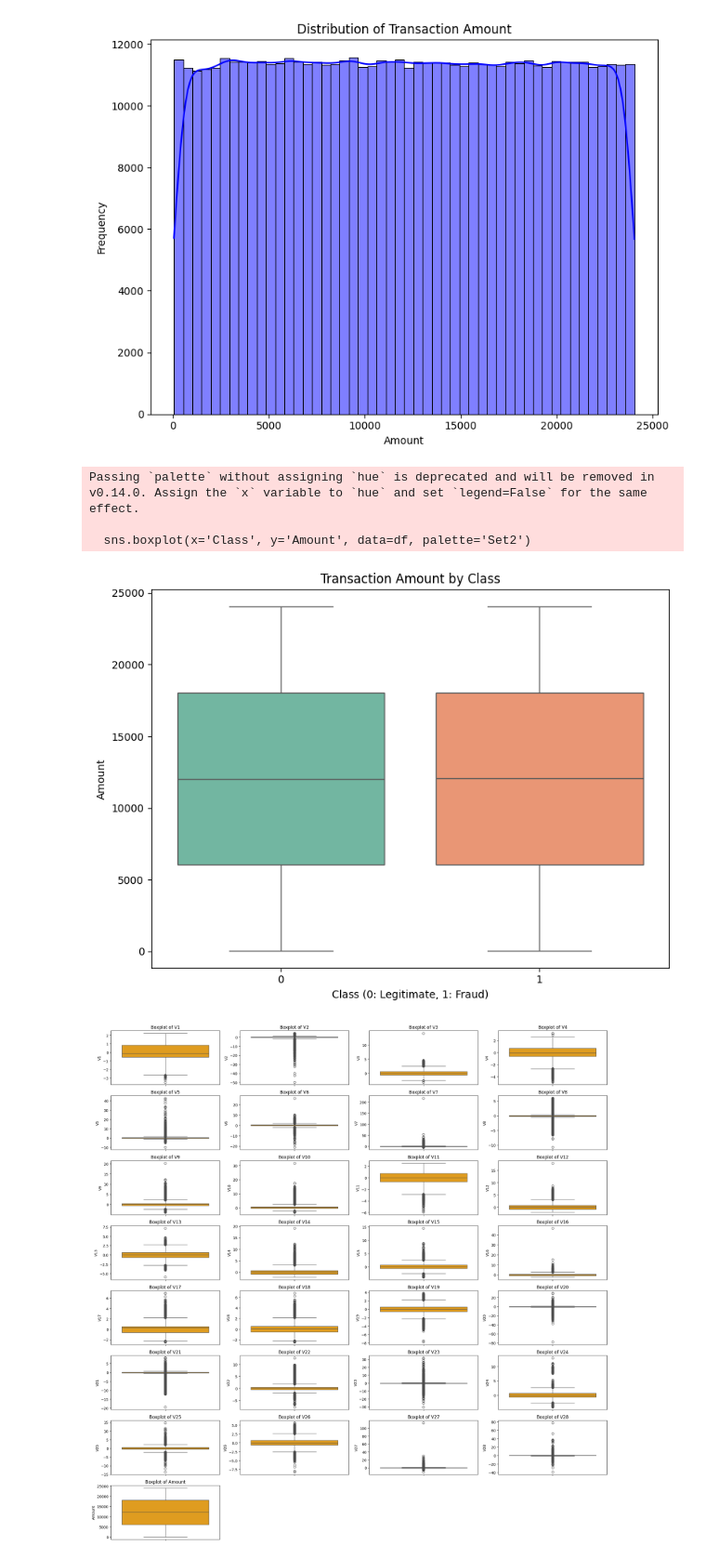
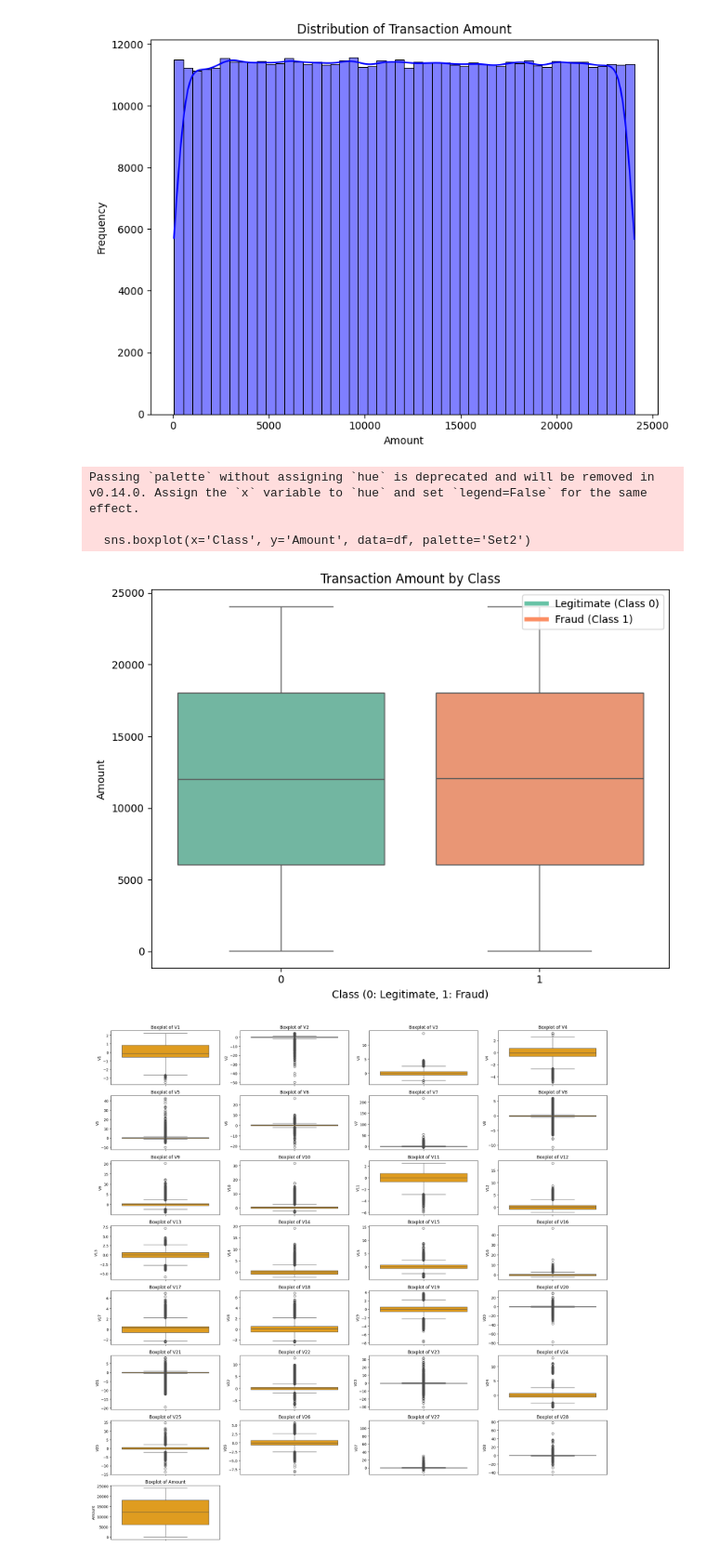
Before and after one commit to caroohong/Safe-AI, a Jupyter notebook: SafeAI_Project_Credit_Card_Fraud_Detection.ipynb, the cells around one changed output. Shown at 93% size. Cells and saved outputs as stored; diff of their text form; code cells hidden in the pictures.

```diff
--- a/SafeAI_Project_Credit_Card_Fraud_Detection.ipynb
+++ b/SafeAI_Project_Credit_Card_Fraud_Detection.ipynb
@@ -166,25 +169,41 @@ plt.show()
 # %% [output]
 [figure]
 # %%
+import seaborn as sns
+import matplotlib.pyplot as plt
+
 # Separate fraud and legitimate transactions
 fraud = df[df['Class'] == 1]
 legitimate = df[df['Class'] == 0]
+
+# Create the figure and subplots
 plt.figure(figsize=(15, 6))
 
 # Amount comparison
 plt.subplot(1, 2, 1)
 sns.boxplot(x='Class', y='Amount', data=df, palette='Set2')
+
+# Add a legend manually
+from matplotlib.lines import Line2D
+custom_lines = [
+    Line2D([0], [0], color=sns.color_palette('Set2')[0], lw=4, label='Legitimate (Class 0)'),
+    Line2D([0], [0], color=sns.color_palette('Set2')[1], lw=4, label='Fraud (Class 1)')
+]
+plt.legend(handles=custom_lines, loc='upper right')
+
+# Add titles and labels
 plt.title('Transaction Amount by Class')
 plt.xlabel('Class (0: Legitimate, 1: Fraud)')
 plt.ylabel('Amount')
 
+# Show the plot
 plt.tight_layout()
 plt.show()
 # %% [output]
 Passing `palette` without assigning `hue` is deprecated and will be removed in v0.14.0. Assign the `x` variable to `hue` and set `legend=False` for the same effect.
 
   sns.boxplot(x='Class', y='Amount', data=df, palette='Set2')
-[figure, old version]
+[figure, new version]
 # %%
 # Visualize outliers for V1-V28
 plt.figure(figsize=(20, 20))  # Increase figure size to fit more rows
```
Also changed, not shown: parts of 15 cells of this notebook.
